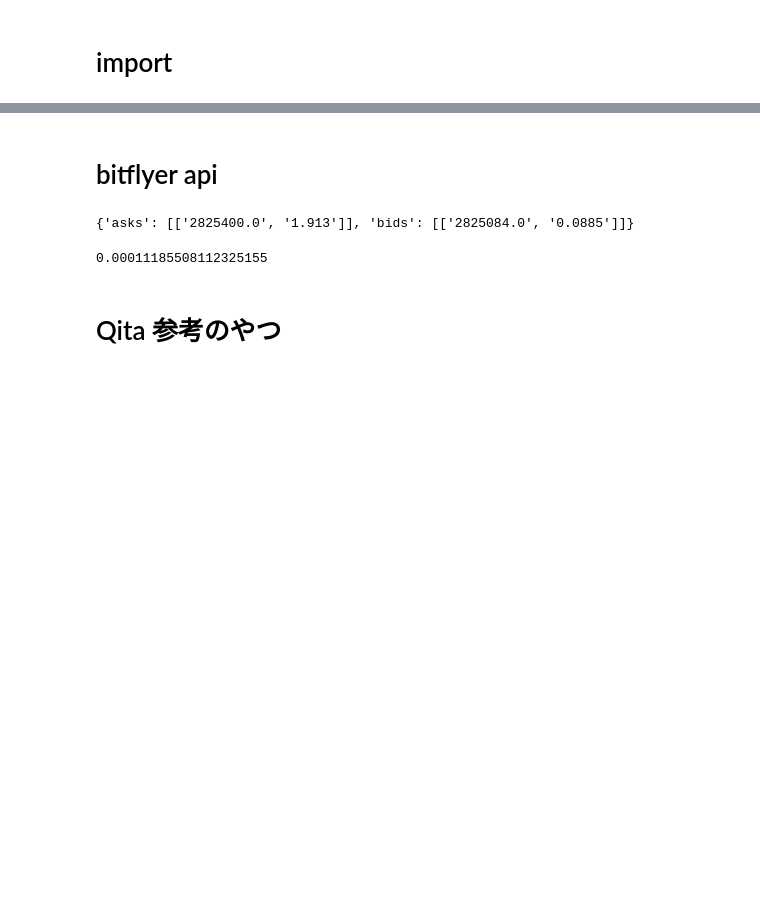
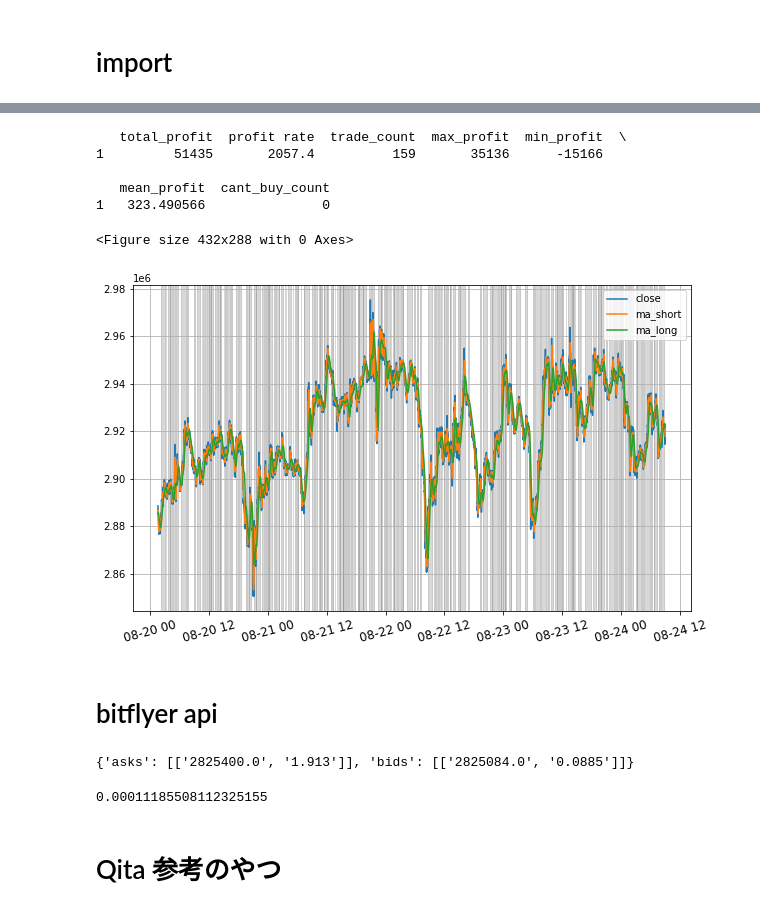
Before and after one commit to yodarjeering/BITCOIN, a Jupyter notebook: Code/bitcoin.ipynb, the cells around one changed output, grey strips where cells are left out. Drawn from its saved outputs; the diff is of its cells as text; code cells hidden in the pictures; blank space fills up the shorter version.

```diff
--- a/Code/bitcoin.ipynb
+++ b/Code/bitcoin.ipynb
@@ -45,6 +138,14 @@ df.head()
 # %%
 ts = TechnicalSimulation(hold_day=100)
-ts.simulate(df,start_year=2021,end_year=2022)
+ts.simulate(df,start_year=2022,end_year=2022)
+# %% [output]
+   total_profit  profit rate  trade_count  max_profit  min_profit  \
+1         51435       2057.4          159       35136      -15166
+
+   mean_profit  cant_buy_count
+1   323.490566               0
+<Figure size 432x288 with 0 Axes>
+[figure, added]
 # %% [markdown]
 # bitflyer api
 # %%
```
Also changed, not shown: parts of 9 cells of this notebook, 4 other files.
